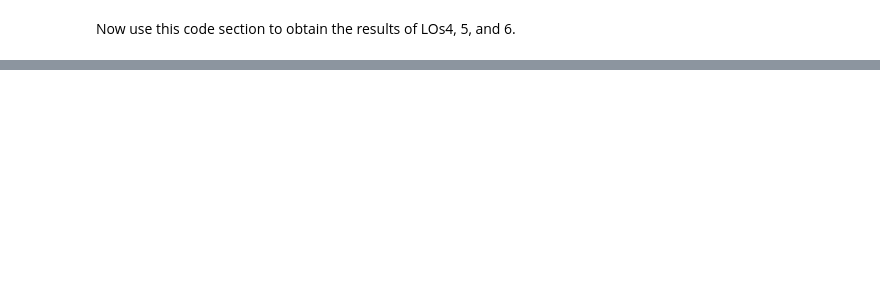
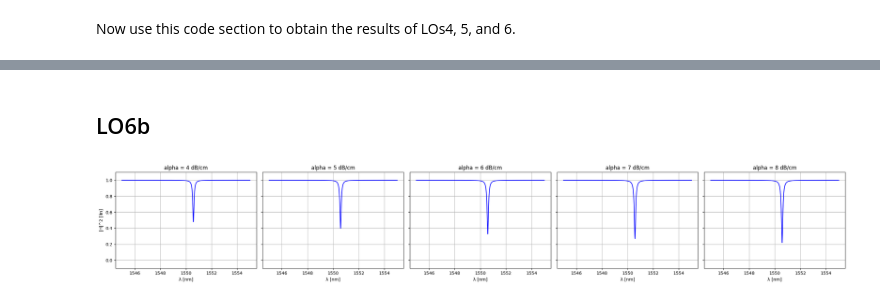
Before and after one commit to antpial/cifoin-lab3, a Jupyter notebook: CIRCUITS_&_COMPACT_MODELS.ipynb, the cells around one changed output, grey strips where cells are left out. Saved outputs shown, nothing was run; the diff lists cells and outputs as text; code cells hidden in the pictures; blank space fills up the shorter version.

```diff
--- a/CIRCUITS_&_COMPACT_MODELS.ipynb
+++ b/CIRCUITS_&_COMPACT_MODELS.ipynb
@@ -716,0 +729,21 @@ Now use this code section to obtain the results of LOs4, 5, and 6.
+# %%
+ring_ap, info = sax.circuit(
+    netlist={
+        "instances": {
+            "coup": "coupler",
+            "wvg_ring": "waveguide",
+        },
+        "connections": {
+            "coup,out1": "wvg_ring,in0",
+            "wvg_ring,out0": "coup,in1",
+        },
+        "ports": {
+            "in0": "coup,in0",
+            "out0": "coup,out0"
+        },
+    },
+    models={
+        "coupler": coupler,
+        "waveguide": waveguide,
+    },
+)
@@ -716,0 +865,28 @@ Now use this code section to obtain the results of LOs4, 5, and 6.
+# %% [markdown]
+## LO6b
+# %%
+wl = jnp.linspace(1.545, 1.555, 10000)
+
+losses_dBcm = [4,5,6,7,8]
+loss_dBum = [1e-4 * alpha for alpha in losses_dBcm]
+
+fig, axes = plt.subplots(1, len(losses_dBcm), figsize=(24, 4), sharey=True)
+
+for i, loss in enumerate(loss_dBum):
+    ring_ap_test = ring_ap(wl=wl, wvg_ring={"length": 80.0833, "loss": loss}, coup={"coupling": 0.04})
+    T = ring_ap_test["in0", "out0"]
+
+    axes[i].plot(wl * 1e3, np.abs(T)**2, color='blue')
+    axes[i].set_ylim([-0.1, 1.1])
+
+    if i == 0:
+        axes[i].set_ylabel("|H|^2 [lin]")
+
+    axes[i].set_title(f"alpha = {losses_dBcm[i]} dB/cm")
+    axes[i].grid(True)
+
+    axes[i].set_xlabel("λ [nm]")
+
+plt.tight_layout()
+# %% [output]
+[figure, added]
```
Also changed, not shown: parts of 11 cells of this notebook.
